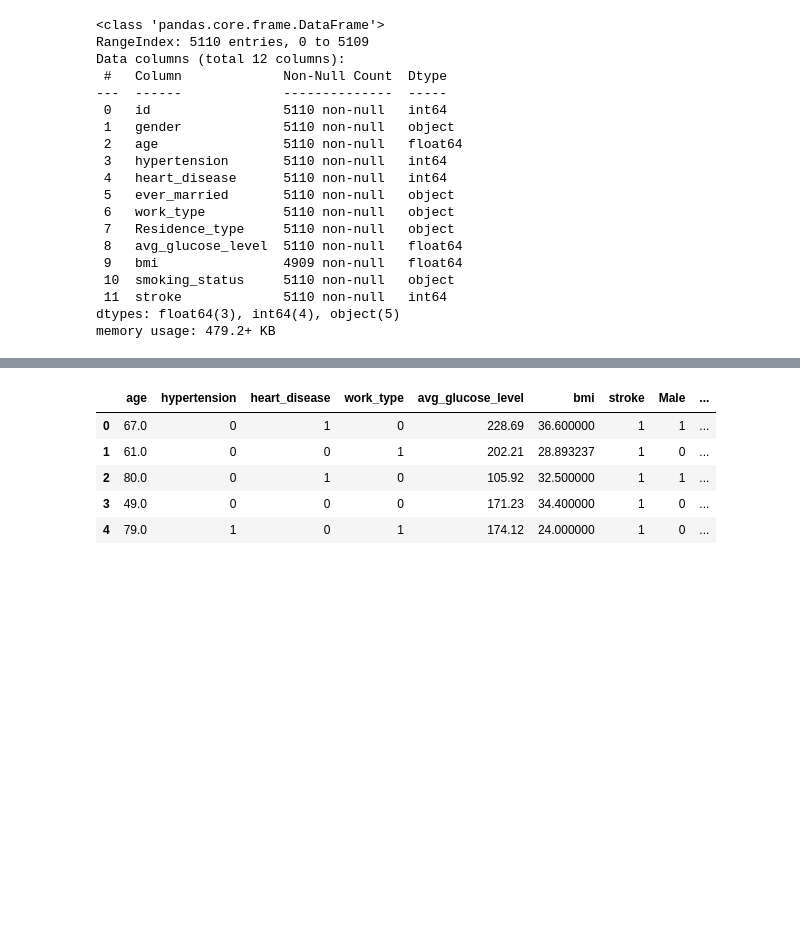
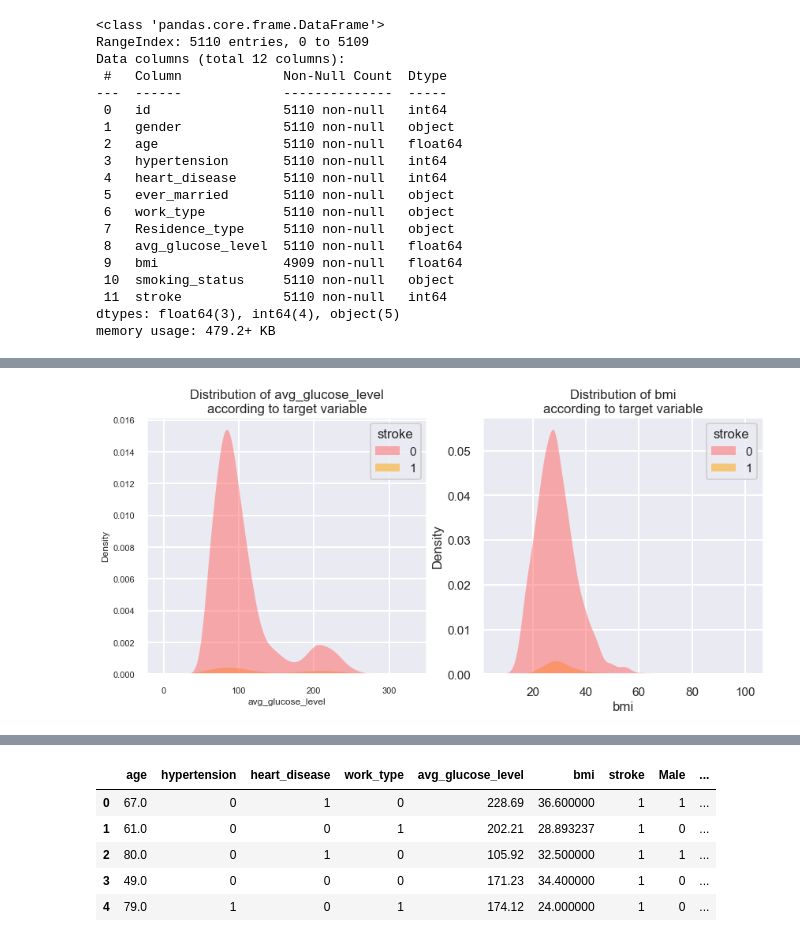
Before and after one commit to rtriders/Stroke-Prediction, a Jupyter notebook: Stroke_predict.ipynb, the cells around one changed output, grey strips where cells are left out. Saved outputs shown, nothing was run; the diff lists cells and outputs as text; code cells hidden in the pictures; blank space fills up the shorter version.

```diff
--- a/Stroke_predict.ipynb
+++ b/Stroke_predict.ipynb
@@ -66,0 +97,15 @@ df['gender'].replace('Other','Male',inplace=True)
+# %%
+plt.figure(figsize=(14,6))
+plt.subplot(121)
+sns.set_context("poster", font_scale = 0.7)
+sns.set_style("darkgrid")
+sns.kdeplot(x='avg_glucose_level',hue='stroke',data=df,fill=True, palette=["#ff6361","#ffa600"], alpha=.5, linewidth=0)
+plt.title('Distribution of avg_glucose_level\naccording to target variable')
+sns.set_context("poster", font_scale = 0.7)
+sns.set_style("darkgrid")
+plt.subplot(122)
+sns.kdeplot(x='bmi',hue='stroke',data=df,fill=True,palette=["#ff6361","#ffa600"], alpha=.5, linewidth=0)
+plt.title('Distribution of bmi\naccording to target variable')
+plt.show()
+# %% [output]
+[figure, added]
```
Also changed, not shown: parts of 42 cells of this notebook.
